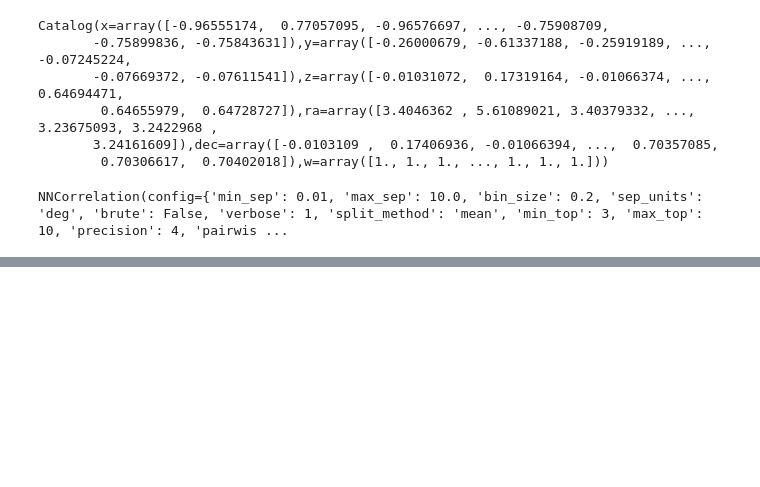
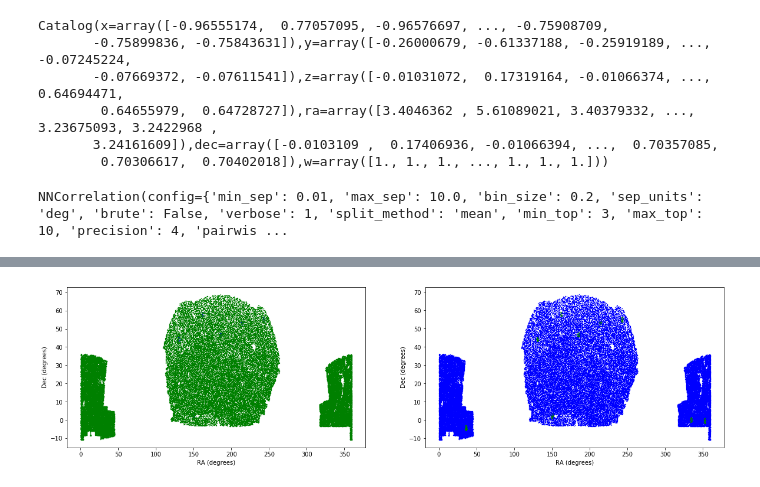
Before and after one commit to MTabbutt/Cosmology, a Jupyter notebook: SNe CrossCorrelations/PanSTARRS and CMASS _ Correlations.ipynb, the cells around one changed output, grey strips where cells are left out. Saved outputs shown, nothing was run; the diff lists cells and outputs as text; code cells hidden in the pictures; blank space fills up the shorter version.

```diff
--- a/SNe CrossCorrelations/PanSTARRS and CMASS _ Correlations.ipynb
+++ b/SNe CrossCorrelations/PanSTARRS and CMASS _ Correlations.ipynb
@@ -764,7 +763,7 @@ nnXCorr
 # %% [output]
 NNCorrelation(config={'min_sep': 0.01, 'max_sep': 10.0, 'bin_size': 0.2, 'sep_units': 'deg', 'brute': False, 'verbose': 1, 'split_method': 'mean', 'min_top': 3, 'max_top': 10, 'precision': 4, 'pairwis ...
 # %%
-RandsPAN = treecorr.Catalog(ra=maskRA, dec=maskDEC, ra_units='degrees', dec_units='degrees')
+RandsPAN = treecorr.Catalog(ra=maskRA_overlap, dec=maskDEC_overlap, ra_units='degrees', dec_units='degrees')
 randCMASS = treecorr.Catalog(ra=CMASSLOWZTOT_DF_rands['RA'], dec=CMASSLOWZTOT_DF_rands['DEC'], ra_units='degrees', dec_units='degrees')
 # %%
 rrXCorr = treecorr.NNCorrelation(min_sep=0.01, max_sep=10, bin_size=0.2, sep_units='degrees')
@@ -774,0 +844,19 @@ rrXCorr.process(RandsPAN, randCMASS)
+# %%
+f2, (ax1b, ax2b) = plt.subplots(1, 2, figsize=(20,5))
+
+ax1b.scatter(RandsPAN.ra * 180/numpy.pi, RandsPAN.dec * 180/numpy.pi, color='blue', s=0.1, marker='x')
+ax1b.scatter(randCMASS.ra * 180/numpy.pi, randCMASS.dec * 180/numpy.pi, color='green', s=0.1, marker='x')
+ax1b.set_xlabel('RA (degrees)')
+ax1b.set_ylabel('Dec (degrees)')
+#ax1b.set_title('')
+
+# Repeat in the opposite order
+ax2b.scatter(randCMASS.ra * 180/numpy.pi, randCMASS.dec * 180/numpy.pi, color='blue', s=0.1, marker='x')
+ax2b.scatter(RandsPAN.ra * 180/numpy.pi, RandsPAN.dec * 180/numpy.pi, color='green', s=0.1, marker='x')
+ax2b.set_xlabel('RA (degrees)')
+ax2b.set_ylabel('Dec (degrees)')
+#ax2b.set_title('')
+
+plt.show()
+# %% [output]
+[figure, added]
```
Also changed, not shown: parts of 27 cells of this notebook, 4 other files.
